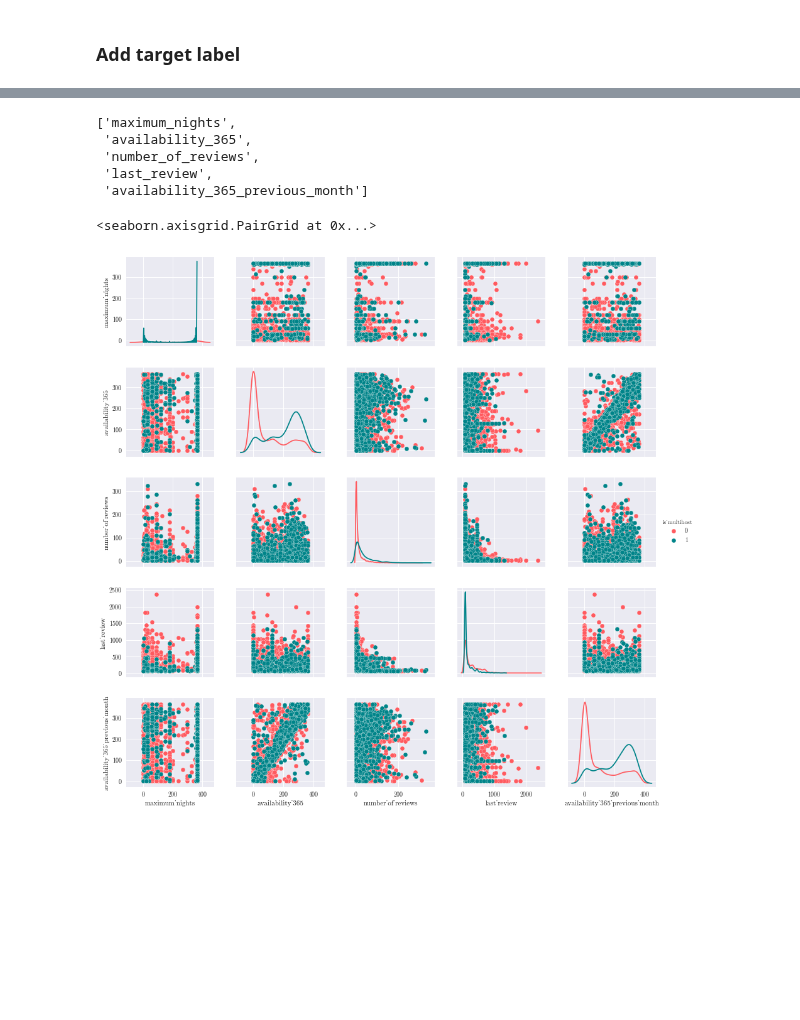
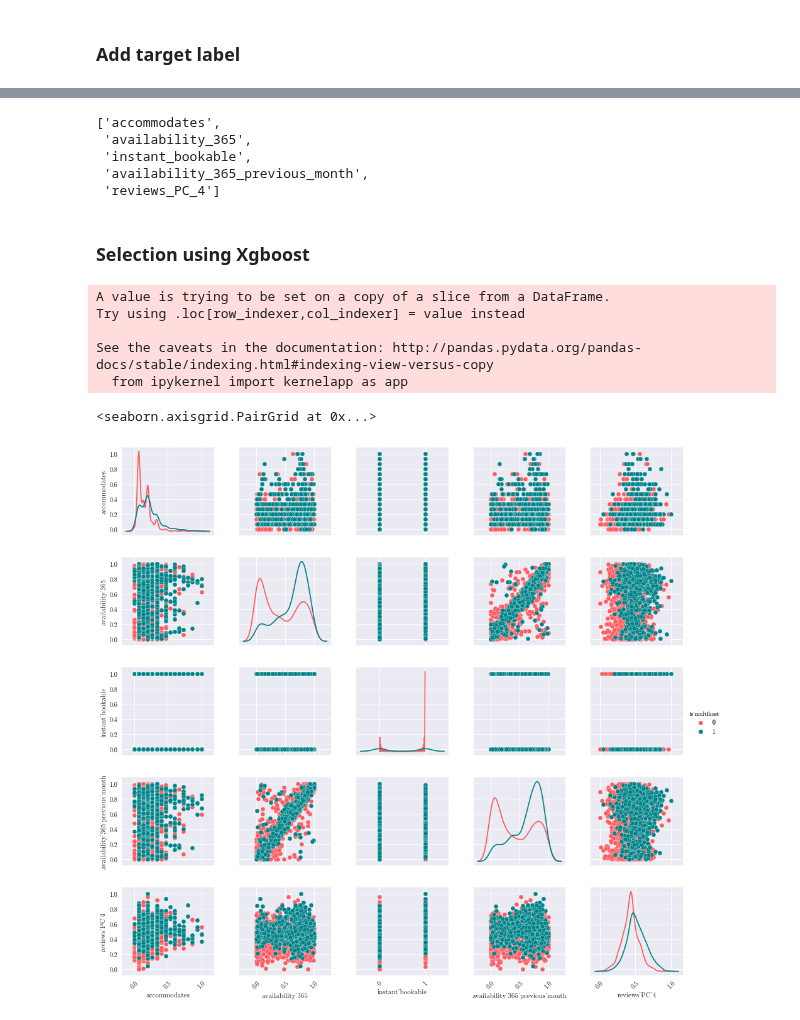
Before and after one commit to clementlefevre/udacity_ML, a Jupyter notebook: capstone_project/src/python/Features Selection.ipynb, the cells around one changed output, grey strips where cells are left out. Cells and saved outputs as stored; diff of their text form; code cells hidden in the pictures; blank space fills up the shorter version.

```diff
--- a/capstone_project/src/python/Features Selection.ipynb
+++ b/capstone_project/src/python/Features Selection.ipynb
@@ -103,9 +157,7 @@ print X.shape,y.shape
 # %%
-# Create and fit selector
-selector = SelectKBest(chi2, k=5)
-selector.fit(X, y)
-# Get idxs of columns to keep
-idxs_selected = selector.get_support(indices=True)
-print idxs_selected
-# Create new dataframe with only desired columns, or overwrite existing
-features_dataframe_new = X[X.columns[idxs_selected]]
+def SelectKBest_features(X,y,method):
+    selector = SelectKBest(method, k=5)
+    selector.fit(X, y)
+    # Get idxs of columns to keep
+    idx =  selector.get_support(indices=True)
+    return X[X.columns[idx]].columns.tolist()
@@ -121,0 +164,3 @@ See the caveats in the documentation: http://pandas.pydata.org/pandas-docs/stabl
+# %%
+features_Kbest_chi2 = SelectKBest_features(X,y,chi2)
+features_Kbest_fclass = SelectKBest_features(X,y,f_classif)
@@ -122,17 +175,33 @@ See the caveats in the documentation: http://pandas.pydata.org/pandas-docs/stabl
+# %%
+features_Kbest_fclass
+# %% [output]
+['accommodates',
+ 'availability_365',
+ 'instant_bookable',
+ 'availability_365_previous_month',
+ 'reviews_PC_4']
+# %% [markdown]
+### Selection using Xgboost
+# %%
+df_scatter_plot = X[features_Kbest_fclass]
+df_scatter_plot['is_multihost']=y
+# %% [output]
+A value is trying to be set on a copy of a slice from a DataFrame.
+Try using .loc[row_indexer,col_indexer] = value instead
+
+See the caveats in the documentation: http://pandas.pydata.org/pandas-docs/stable/indexing.html#indexing-view-versus-copy
+  from ipykernel import kernelapp as app
 # %%
-good_features = features_dataframe_new.columns.tolist()
+good_features = df_scatter_plot.columns.tolist()
 good_features.remove('is_multihost')
-# %%
-good_features
-# %% [output]
-['maximum_nights',
- 'availability_365',
- 'number_of_reviews',
- 'last_review',
- 'availability_365_previous_month']
 # %%
-sns.set_style("darkgrid", { 'font.family': ['cmr10'],})
-sns.pairplot(features_dataframe_new, hue="is_multihost",vars=good_features,diag_kind="kde",palette={0:airBColor,1:airBColor2})
+sns.set_style("darkgrid", { 'font.family': ['cmr10']})
+g = sns.pairplot(df_scatter_plot, hue="is_multihost",diag_kind='kde',vars=good_features,palette={0:airBColor,1:airBColor2})
+
+for ax in g.axes.flat:
+    plt.setp(ax.get_xticklabels(), rotation=45)
+g.add_legend()
+g.set(alpha=0.1)
 # %% [output]
 <seaborn.axisgrid.PairGrid at 0x...>
-[figure, old version]
+[figure, new version]
```
Also changed, not shown: parts of 19 cells of this notebook, 1 other file.
